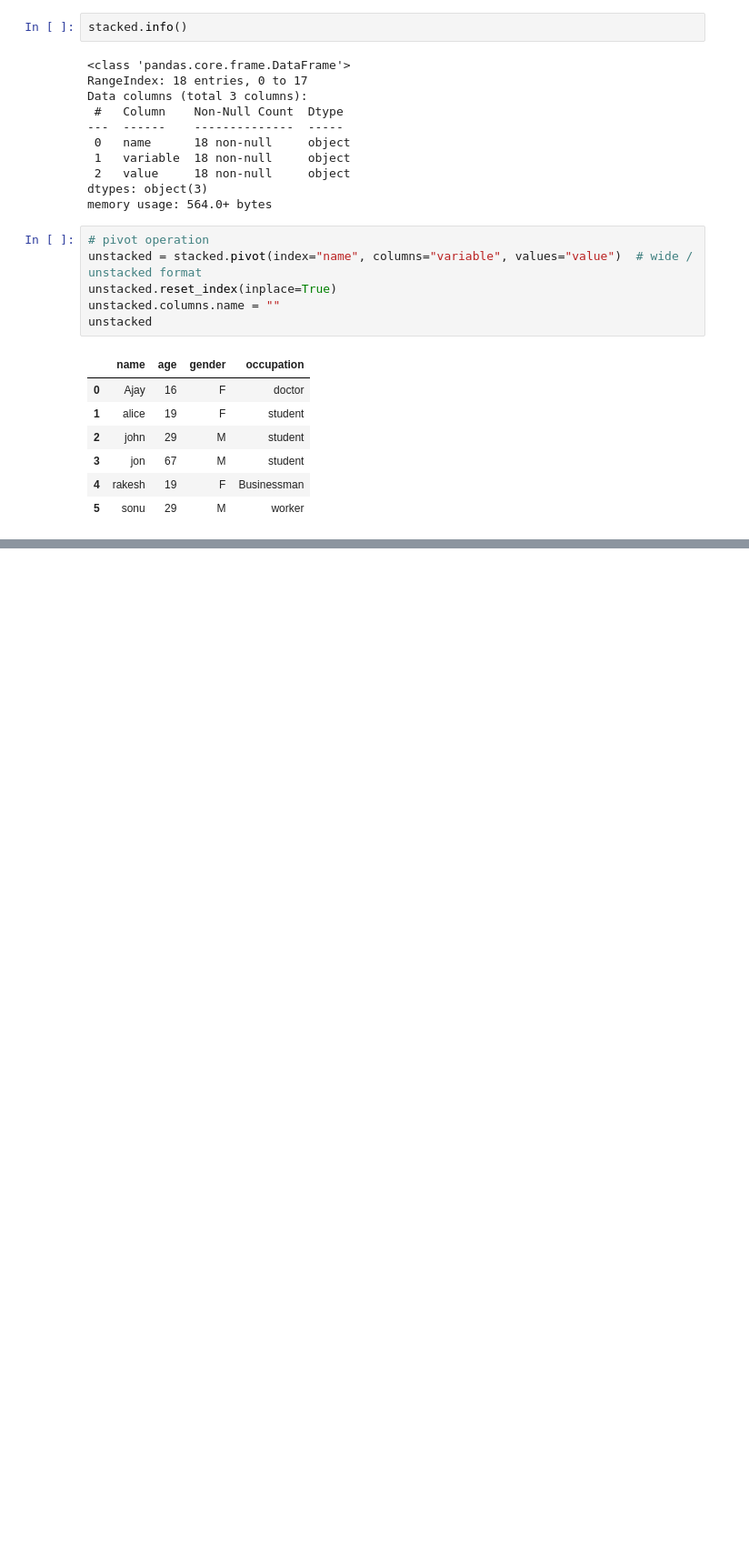
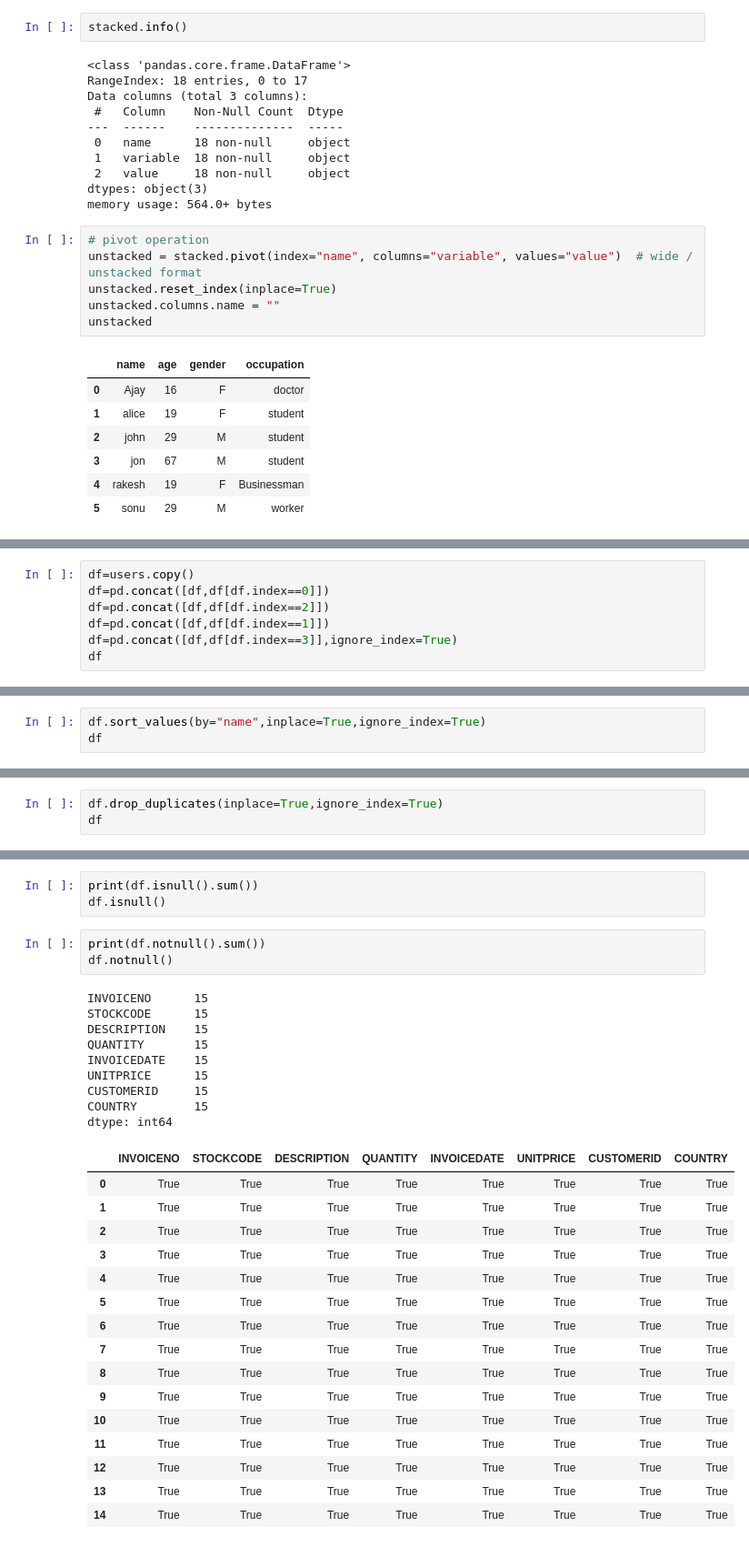
Before and after one commit to ShaileshKrCh/Machine_Learning, a Jupyter notebook: Panda_Classwork.ipynb, the cells around one changed output, grey strips where cells are left out. Shown at 91% size. Saved outputs shown, nothing was run; the diff lists cells and outputs as text; blank space fills up the shorter version.

```diff
--- a/Panda_Classwork.ipynb
+++ b/Panda_Classwork.ipynb
@@ -979,0 +1043,7 @@ unstacked
+# %%
+df=users.copy()
+df=pd.concat([df,df[df.index==0]])
+df=pd.concat([df,df[df.index==2]])
+df=pd.concat([df,df[df.index==1]])
+df=pd.concat([df,df[df.index==3]],ignore_index=True)
+df
@@ -979,0 +1062,3 @@ unstacked
+# %%
+df.sort_values(by="name",inplace=True,ignore_index=True)
+df
@@ -979,0 +1125,3 @@ unstacked
+# %%
+df.drop_duplicates(inplace=True,ignore_index=True)
+df
@@ -979,0 +1144,32 @@ unstacked
+# %%
+print(df.isnull().sum())
+df.isnull()
+# %%
+print(df.notnull().sum())
+df.notnull()
+# %% [output]
+INVOICENO      15
+STOCKCODE      15
+DESCRIPTION    15
+QUANTITY       15
+INVOICEDATE    15
+UNITPRICE      15
+CUSTOMERID     15
+COUNTRY        15
+dtype: int64
+|  | INVOICENO | STOCKCODE | DESCRIPTION | QUANTITY | INVOICEDATE | UNITPRICE | CUSTOMERID | COUNTRY |
+| 0 | True | True | True | True | True | True | True | True |
+| 1 | True | True | True | True | True | True | True | True |
+| 2 | True | True | True | True | True | True | True | True |
+| 3 | True | True | True | True | True | True | True | True |
+| 4 | True | True | True | True | True | True | True | True |
+| 5 | True | True | True | True | True | True | True | True |
+| 6 | True | True | True | True | True | True | True | True |
+| 7 | True | True | True | True | True | True | True | True |
+| 8 | True | True | True | True | True | True | True | True |
+| 9 | True | True | True | True | True | True | True | True |
+| 10 | True | True | True | True | True | True | True | True |
+| 11 | True | True | True | True | True | True | True | True |
+| 12 | True | True | True | True | True | True | True | True |
+| 13 | True | True | True | True | True | True | True | True |
+| 14 | True | True | True | True | True | True | True | True |
```
Also changed, not shown: parts of 43 cells of this notebook.
